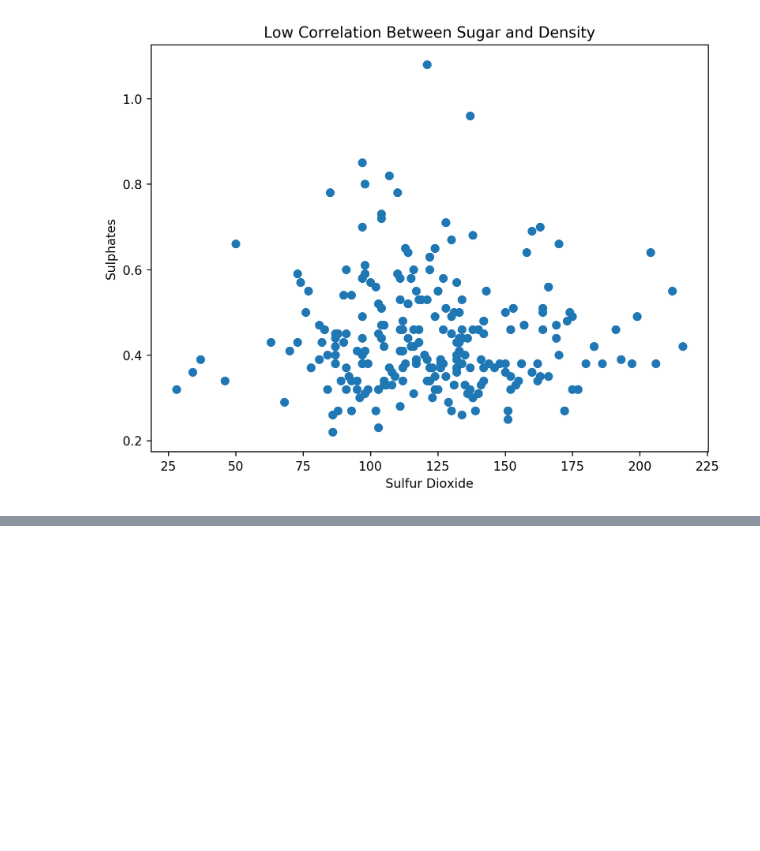
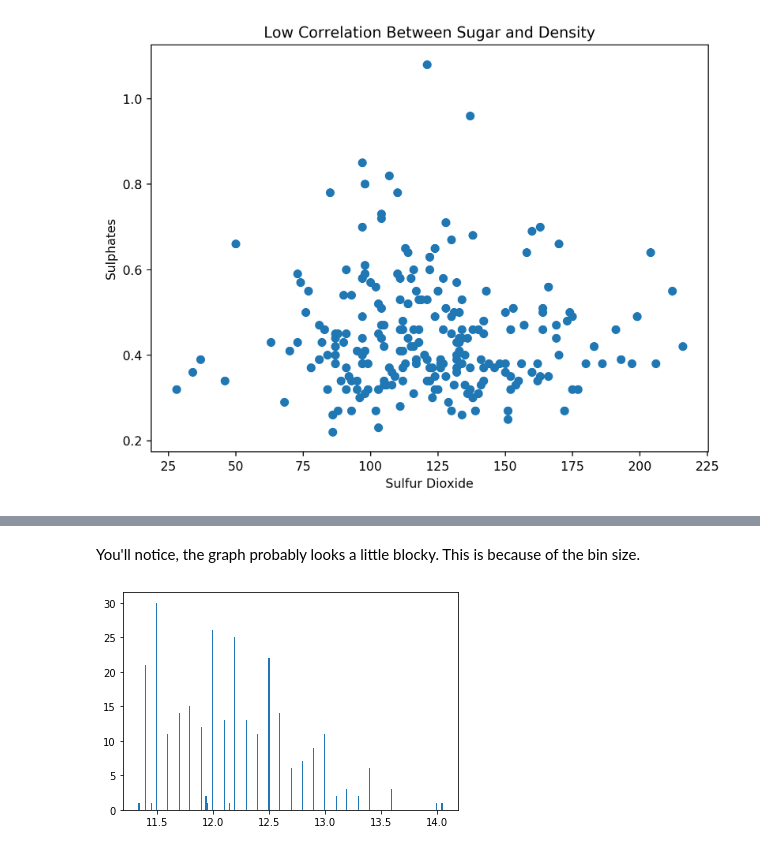
Before and after one commit to ZipCodeCore/DataEngineering.Labs.Libraries, a Jupyter notebook: Matplotlib - Part 1 (Intro)/Visualization - Pt. 1.ipynb, the cells around one changed output, grey strips where cells are left out. Drawn from its saved outputs; the diff is of its cells as text; code cells hidden in the pictures; blank space fills up the shorter version.

```diff
--- a/Matplotlib - Part 1 (Intro)/Visualization - Pt. 1.ipynb
+++ b/Matplotlib - Part 1 (Intro)/Visualization - Pt. 1.ipynb
@@ -111,0 +131,9 @@ plt.show()
+# %% [markdown]
+You'll notice, the graph probably looks a little blocky. This is because of the bin size.
+# %%
+#make the graph a bit higher resolution by playing around with the bin size
+
+plt.hist(x=data['alcohol'], bins=len(data))
+plt.show()
+# %% [output]
+[figure, added]
```
Also changed, not shown: parts of 5 cells of this notebook.
